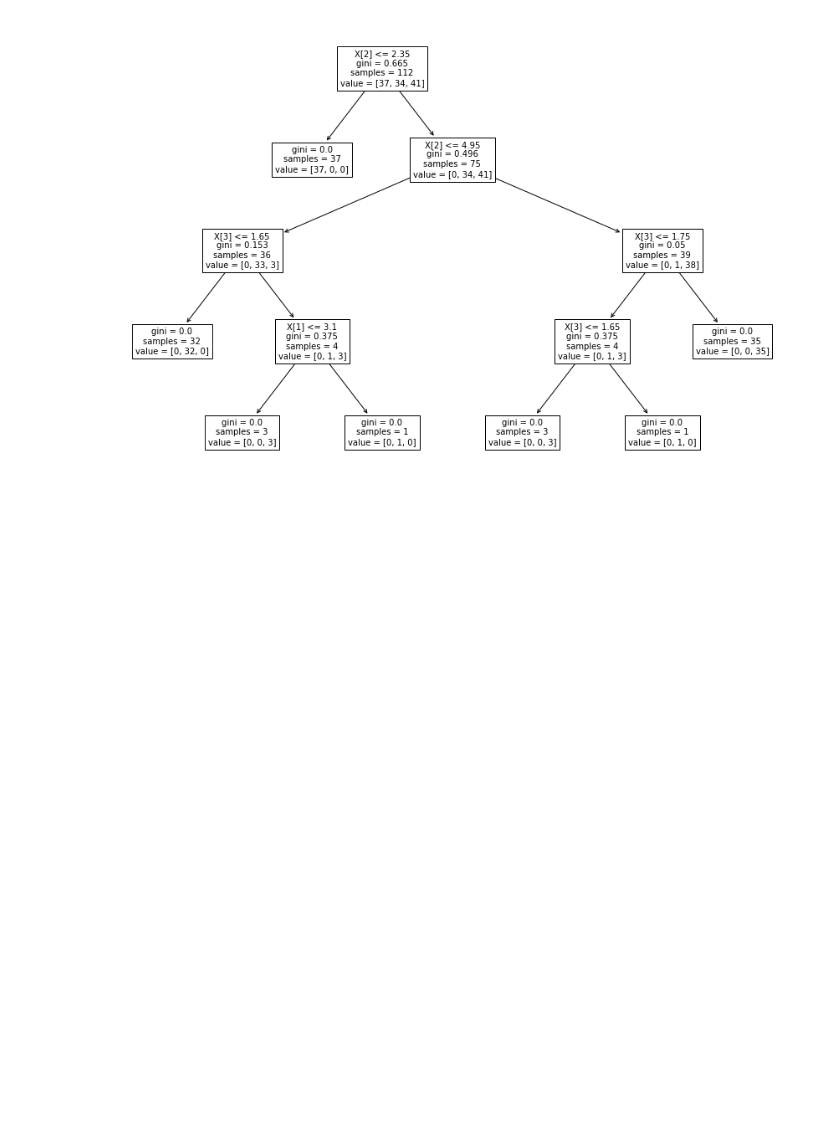
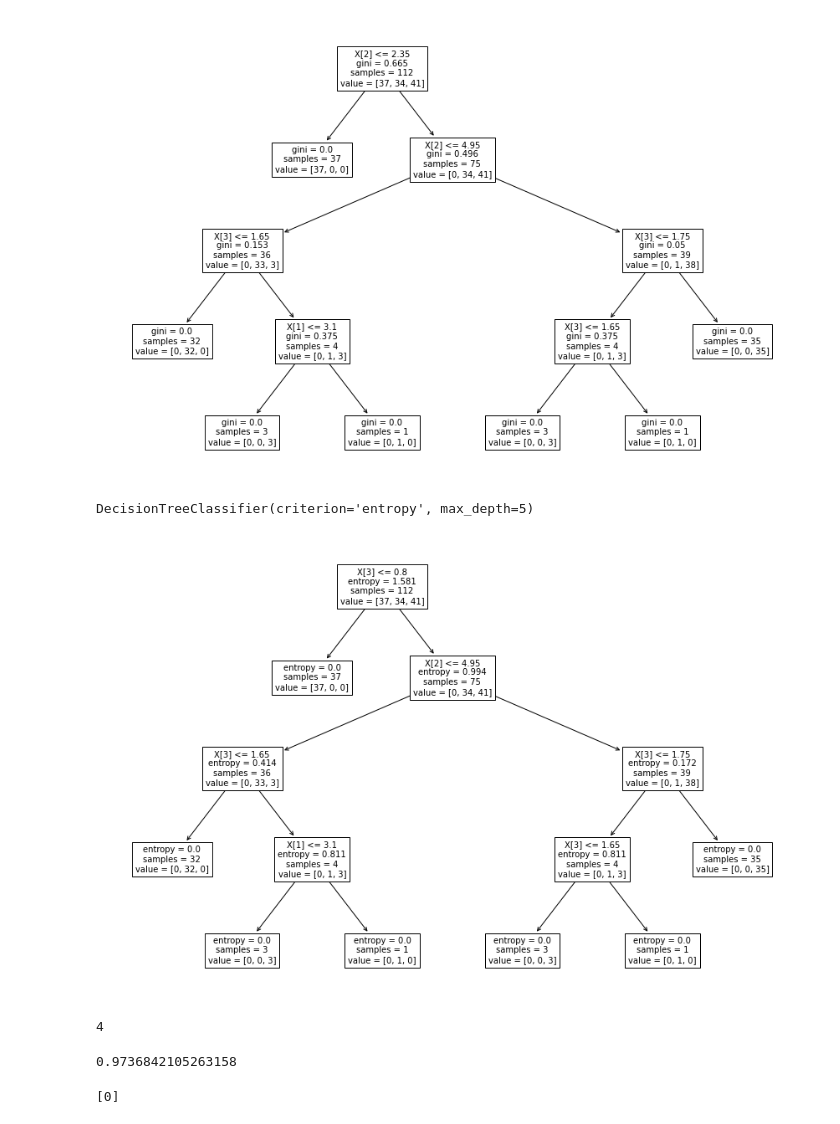
Before and after one commit to Hadijah16072006/Praktikum3_202431078_Hadijah-Tohepaly_Pemsin_C, a Jupyter notebook: Decision Tree.ipynb, the cells around one changed output. Cells and saved outputs as stored; diff of their text form; code cells hidden in the pictures; blank space fills up the shorter version.

```diff
--- a/Decision Tree.ipynb
+++ b/Decision Tree.ipynb
@@ -156,3 +156,42 @@ tree.plot_tree(classifier, fontsize=10)
 plt.show()
 # %% [output]
 [figure]
+# %%
+#Hadijah Tohepaly
+from sklearn.tree import DecisionTreeClassifier
+
+classifier = DecisionTreeClassifier(criterion='entropy', max_depth=5)
+classifier.fit(x_train, y_train)
+# %% [output]
+DecisionTreeClassifier(criterion='entropy', max_depth=5)
+# %%
+#Hadijah Tohepaly
+from sklearn import tree
+
+plt.subplots(figsize=(15,10))
+tree.plot_tree(classifier, fontsize=10)
+plt.show()
+# %% [output]
+[figure, added]
+# %%
+#Hadijah Tohepaly
+depth = classifier.get_depth()
+depth
+# %% [output]
+4
+# %%
+#Hadijah Tohepaly
+# evaluasi
+
+from sklearn.metrics import accuracy_score
+
+y_pred = classifier.predict(x_test)
+akurasi = accuracy_score(y_test, y_pred)
+print(akurasi)
+# %% [output]
+0.9736842105263158
+# %%
+y_pred = classifier.predict([[3.3, 5, 7, 0.7]])
+print(y_pred)
+# %% [output]
+[0]
```
